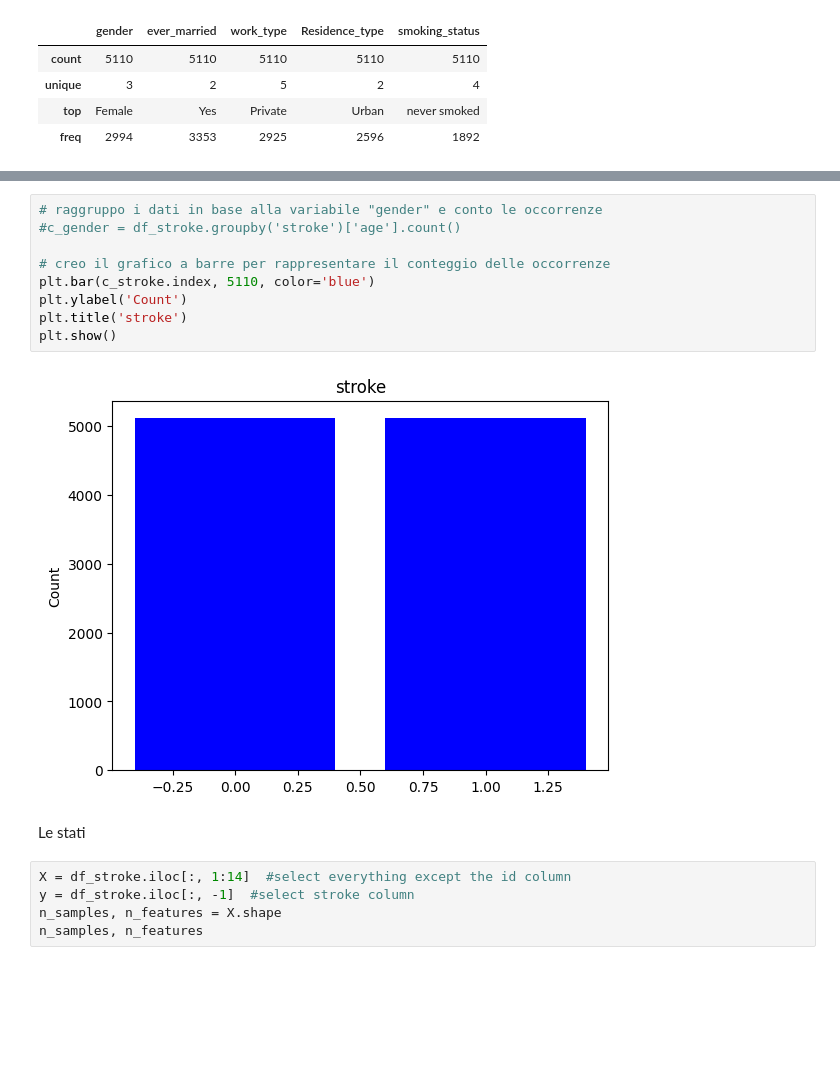
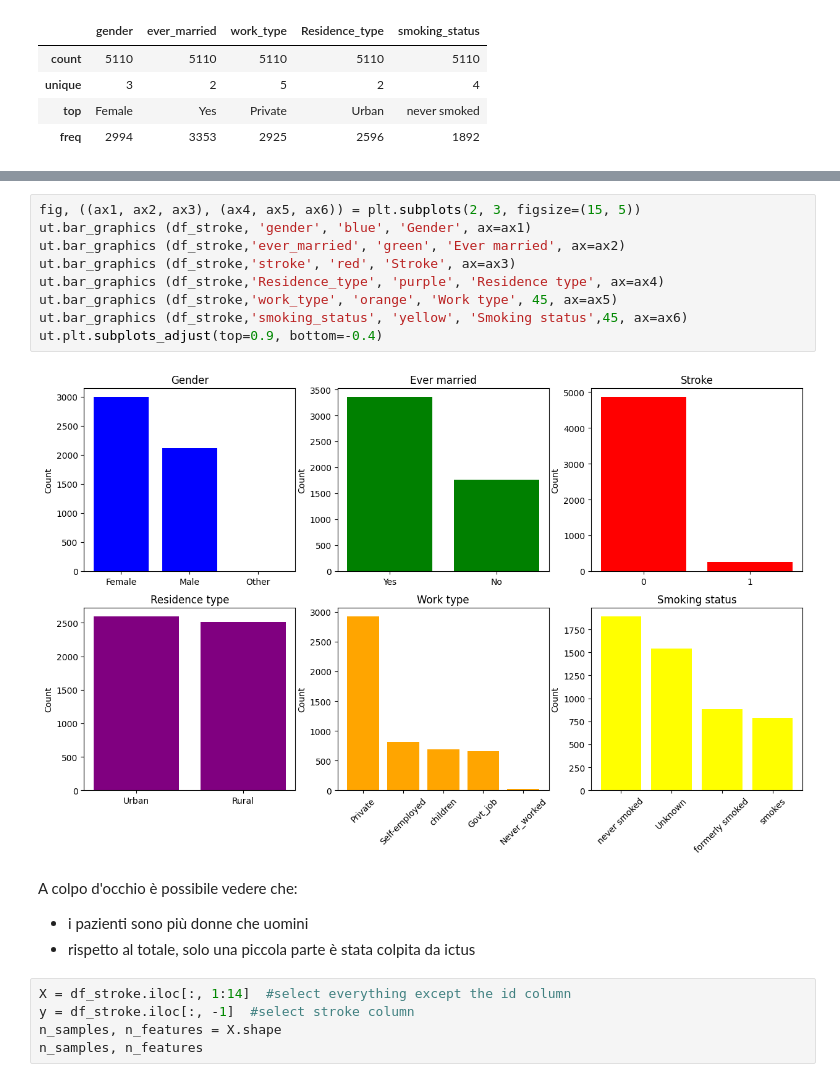
Before and after one commit to Laura1385/ml_stroke, a Jupyter notebook: main.ipynb, the cells around one changed output, grey strips where cells are left out. Saved outputs shown, nothing was run; the diff lists cells and outputs as text; blank space fills up the shorter version.

```diff
--- a/main.ipynb
+++ b/main.ipynb
@@ -252,16 +210,18 @@ plt.show()
-# %%
-# raggruppo i dati in base alla variabile "gender" e conto le occorrenze
-#c_gender = df_stroke.groupby('stroke')['age'].count()
-
-# creo il grafico a barre per rappresentare il conteggio delle occorrenze
-plt.bar(c_stroke.index, 5110, color='blue')
-plt.ylabel('Count')
-plt.title('stroke')
-plt.show()
-# %% [output]
-[figure, removed]
+# %%
+fig, ((ax1, ax2, ax3), (ax4, ax5, ax6)) = plt.subplots(2, 3, figsize=(15, 5))
+ut.bar_graphics (df_stroke, 'gender', 'blue', 'Gender', ax=ax1)
+ut.bar_graphics (df_stroke,'ever_married', 'green', 'Ever married', ax=ax2)
+ut.bar_graphics (df_stroke,'stroke', 'red', 'Stroke', ax=ax3)
+ut.bar_graphics (df_stroke,'Residence_type', 'purple', 'Residence type', ax=ax4)
+ut.bar_graphics (df_stroke,'work_type', 'orange', 'Work type', 45, ax=ax5)
+ut.bar_graphics (df_stroke,'smoking_status', 'yellow', 'Smoking status',45, ax=ax6)
+ut.plt.subplots_adjust(top=0.9, bottom=-0.4)
+# %% [output]
+[figure, added]
 # %% [markdown]
-Le stati
+A colpo d'occhio è possibile vedere che:
+- i pazienti sono più donne che uomini
+- rispetto al totale, solo una piccola parte è stata colpita da ictus
 # %%
 X = df_stroke.iloc[:, 1:14]  #select everything except the id column
 y = df_stroke.iloc[:, -1]  #select stroke column
```
Also changed, not shown: parts of 31 cells of this notebook, 1 other file.
